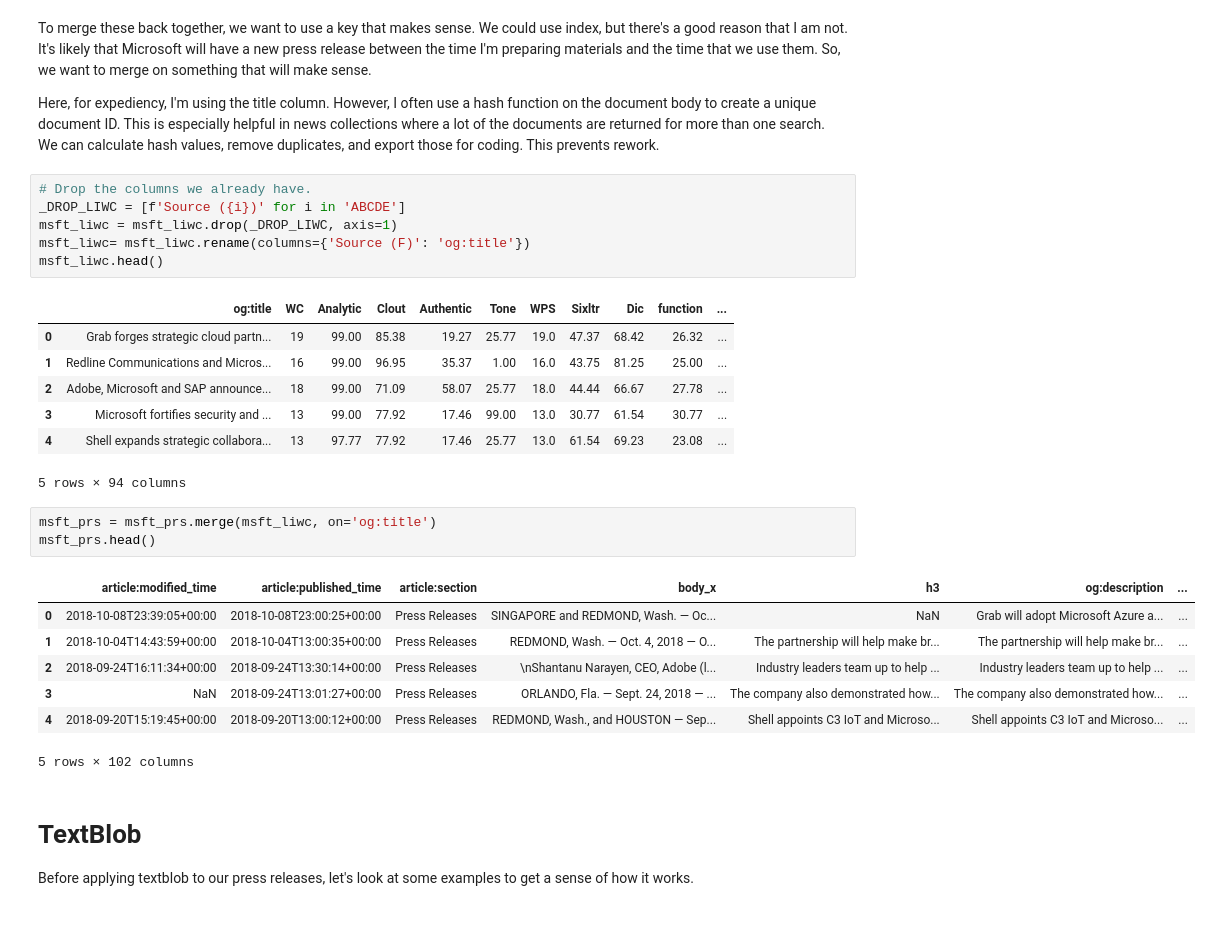
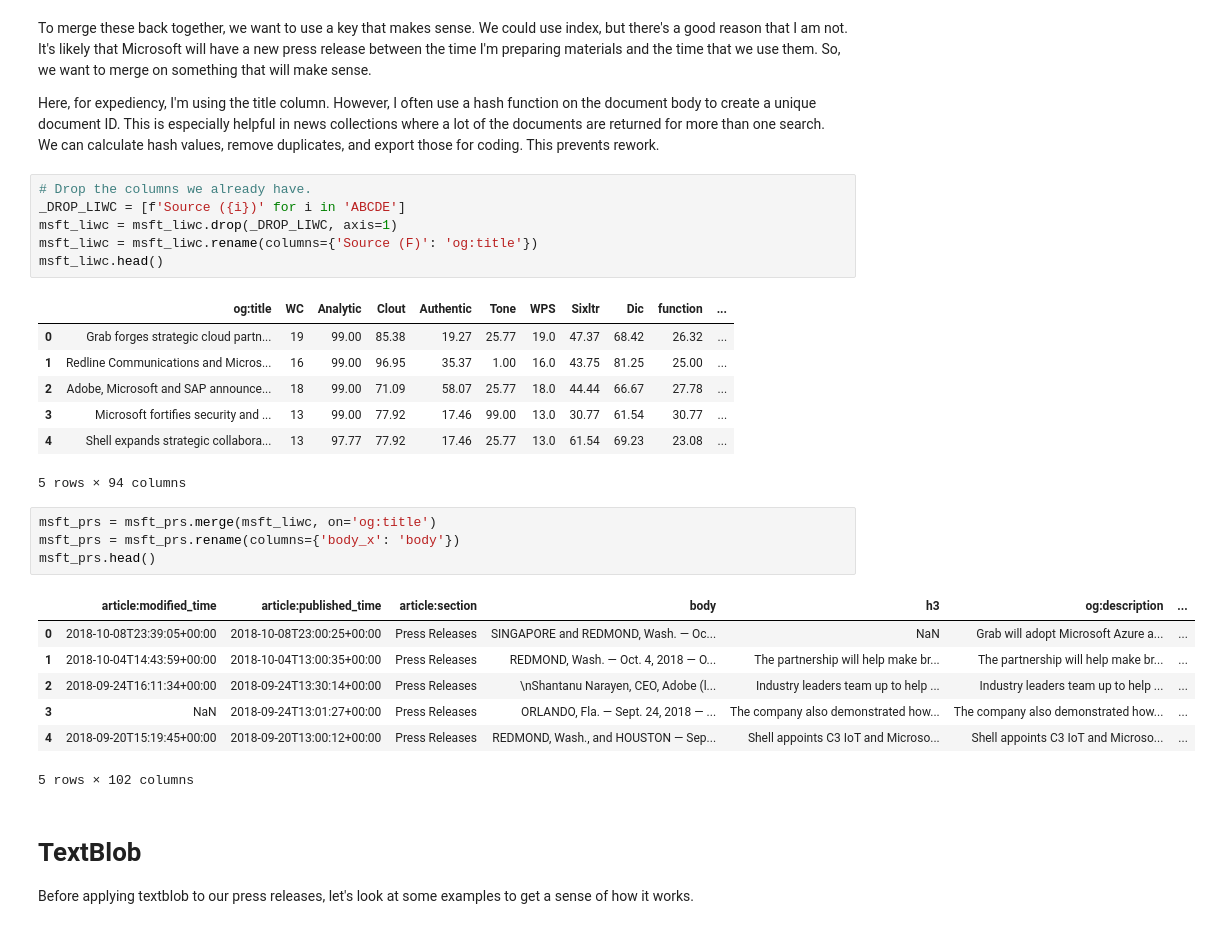
Before and after one commit to jtkiley/text_seminar, a Jupyter notebook: notebooks/5a_text1.ipynb, the cells around one changed output. Cells and saved outputs as stored; diff of their text form.

```diff
--- a/notebooks/5a_text1.ipynb
+++ b/notebooks/5a_text1.ipynb
@@ -147,7 +147,7 @@ This prevents rework.
 # Drop the columns we already have.
 _DROP_LIWC = [f'Source ({i})' for i in 'ABCDE']
 msft_liwc = msft_liwc.drop(_DROP_LIWC, axis=1)
-msft_liwc= msft_liwc.rename(columns={'Source (F)': 'og:title'})
+msft_liwc = msft_liwc.rename(columns={'Source (F)': 'og:title'})
 msft_liwc.head()
 # %% [output]
 |  | og:title | WC | Analytic | Clout | Authentic | Tone | WPS | Sixltr | Dic | function | ... |
@@ -159,9 +159,10 @@ msft_liwc.head()
 5 rows × 94 columns
 # %%
 msft_prs = msft_prs.merge(msft_liwc, on='og:title')
+msft_prs = msft_prs.rename(columns={'body_x': 'body'})
 msft_prs.head()
 # %% [output]
-|  | article:modified_time | article:published_time | article:section | body_x | h3 | og:description | ... |
+|  | article:modified_time | article:published_time | article:section | body | h3 | og:description | ... |
 | 0 | 2018-10-08T23:39:05+00:00 | 2018-10-08T23:00:25+00:00 | Press Releases | SINGAPORE and REDMOND, Wash. — Oc... | NaN | Grab will adopt Microsoft Azure a... | ... |
 | 1 | 2018-10-04T14:43:59+00:00 | 2018-10-04T13:00:35+00:00 | Press Releases | REDMOND, Wash. — Oct. 4, 2018 — O... | The partnership will help make br... | The partnership will help make br... | ... |
 | 2 | 2018-09-24T16:11:34+00:00 | 2018-09-24T13:30:14+00:00 | Press Releases | \nShantanu Narayen, CEO, Adobe (l... | Industry leaders team up to help ... | Industry leaders team up to help ... | ... |
```
Also changed, not shown: parts of 11 cells of this notebook, 11 other files.
